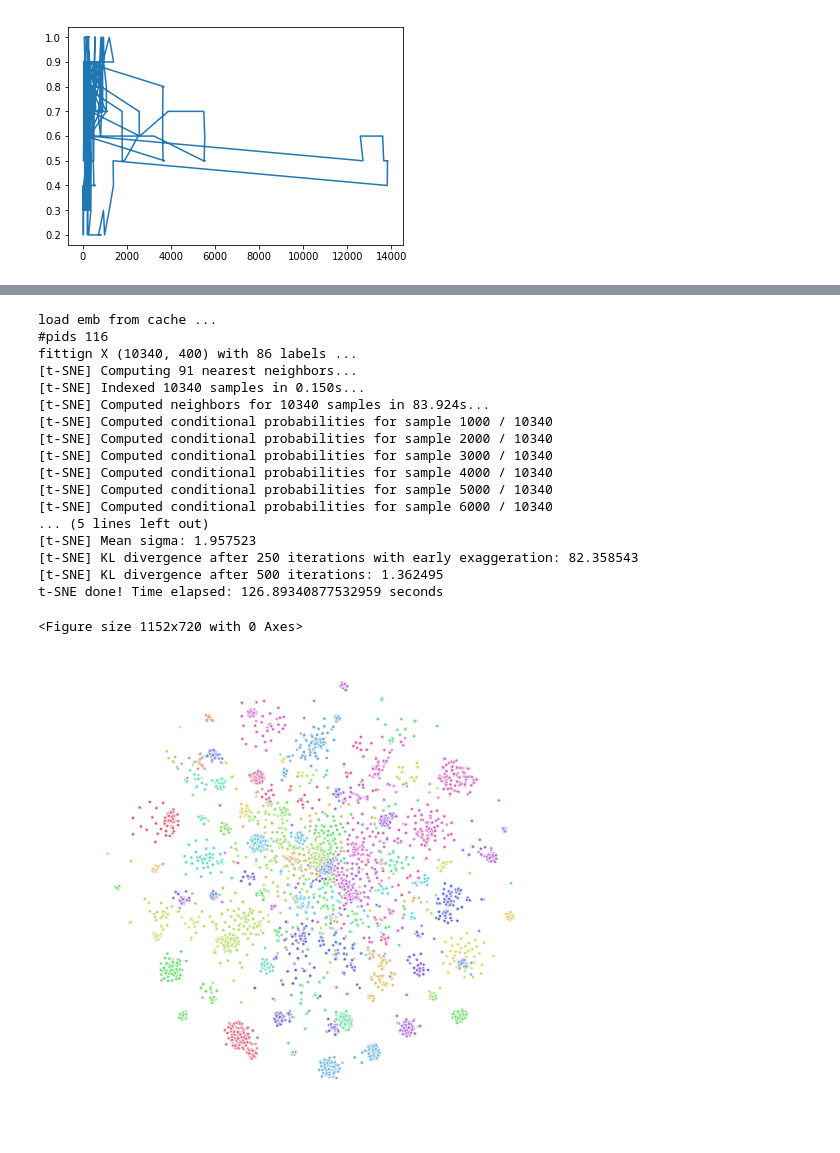
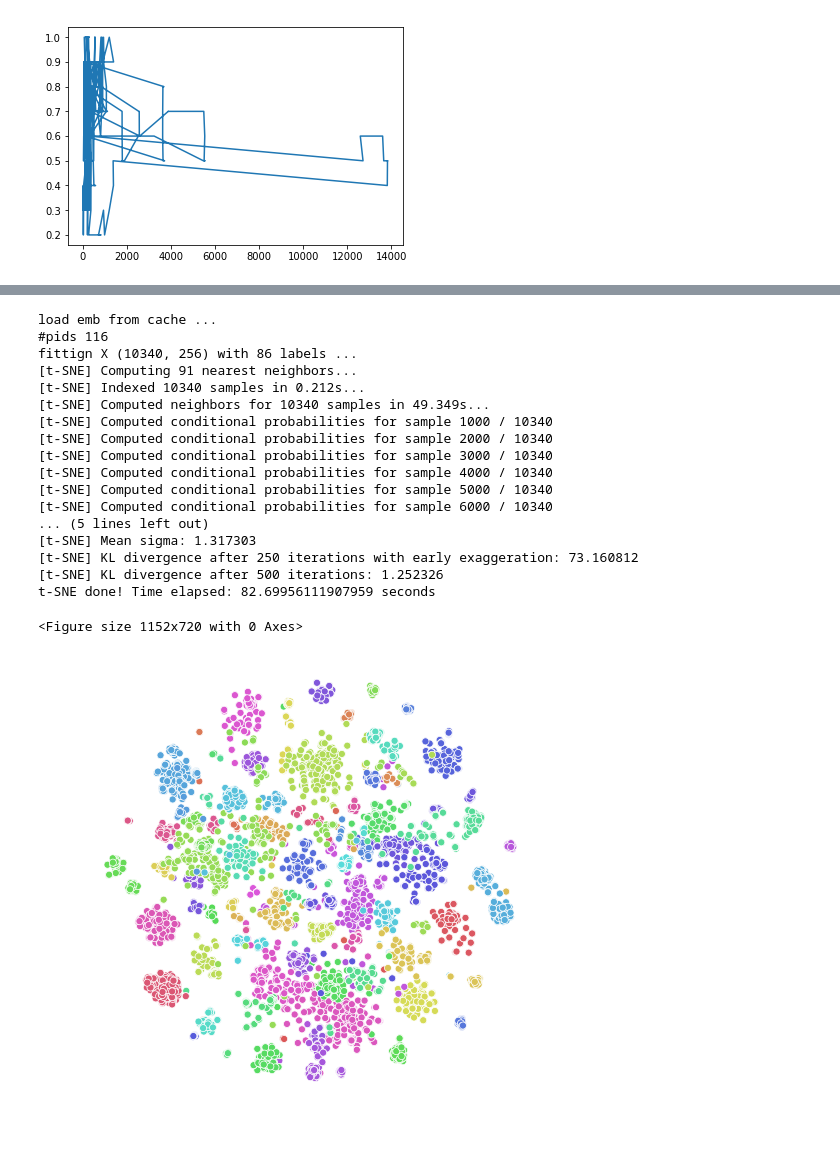
Before and after one commit to jzbjyb/RelEnt, a Jupyter notebook: exp.ipynb, the cells around one changed output, grey strips where cells are left out. Saved outputs shown, nothing was run; the diff lists cells and outputs as text; code cells hidden in the pictures.

```diff
--- a/exp.ipynb
+++ b/exp.ipynb
@@ -3978,8 +3978,8 @@ def tsne_vis(data_dir, emb_file, pca_dim=50, top=100, model_dir=None, csv1=None,
     test_samples = read_nway_file(testfile)
 
     if csv1 and csv2:
-        _, cpids1 = eval_ranks(csv1, testfile, metrics=['acc1'])
-        _, cpids2 = eval_ranks(csv2, testfile, metrics=['acc1'])
+        _, cpids1, _ = eval_ranks(csv1, testfile, metrics=['acc1'])
+        _, cpids2, _ = eval_ranks(csv2, testfile, metrics=['acc1'])
         pids = set(cpids2) - set(cpids1)
     else:
         pids = set(pid for (pid, _), _ in test_samples)
@@ -4029,8 +4029,8 @@ def tsne_vis(data_dir, emb_file, pca_dim=50, top=100, model_dir=None, csv1=None,
         palette=sns.color_palette('hls', ny),
         data=df,
         legend=False,
-        alpha=0.7,
-        s=10,
+        alpha=1,
+        s=50,
     )
     '''
     plt.scatter(X_embedded[:,0], X_embedded[:,1], c=y, cmap='gist_rainbow', alpha=0.5, s=10,)
@@ -4042,28 +4042,28 @@ def tsne_vis(data_dir, emb_file, pca_dim=50, top=100, model_dir=None, csv1=None,
 # %%
 tsne_vis(
     'data_new/analogy_dataset/split_middle_dedup_nocommonchild_by_entail_nway_subgraph100_sample5_parent_occ_popu_label',
     '../pytorch_big_graph/emb_new_dedup_shuf_default/transe.txt',
     top=50, pca_dim=0,
     csv1='ranks_ana/trans_for_tsne.csv', csv2='ranks_ana/base_for_tsne.csv',
-    model_dir=None, outfile='transe_tsne.pdf')
-    #model_dir='model/exp/base', outfile='base_tsne.pdf')
+    #model_dir=None, outfile='test/transe_tsne.pdf')
+    model_dir='model/exp/base', outfile='test/base_tsne.pdf')
 # %% [output]
 load emb from cache ...
 #pids 116
-fittign X (10340, 400) with 86 labels ...
+fittign X (10340, 256) with 86 labels ...
 [t-SNE] Computing 91 nearest neighbors...
-[t-SNE] Indexed 10340 samples in 0.150s...
-[t-SNE] Computed neighbors for 10340 samples in 83.924s...
+[t-SNE] Indexed 10340 samples in 0.212s...
+[t-SNE] Computed neighbors for 10340 samples in 49.349s...
 [t-SNE] Computed conditional probabilities for sample 1000 / 10340
 [t-SNE] Computed conditional probabilities for sample 2000 / 10340
 [t-SNE] Computed conditional probabilities for sample 3000 / 10340
 [t-SNE] Computed conditional probabilities for sample 4000 / 10340
 [t-SNE] Computed conditional probabilities for sample 5000 / 10340
 [t-SNE] Computed conditional probabilities for sample 6000 / 10340
 ... (5 lines left out)
-[t-SNE] Mean sigma: 1.957523
-[t-SNE] KL divergence after 250 iterations with early exaggeration: 82.358543
-[t-SNE] KL divergence after 500 iterations: 1.362495
-t-SNE done! Time elapsed: 126.89340877532959 seconds
+[t-SNE] Mean sigma: 1.317303
+[t-SNE] KL divergence after 250 iterations with early exaggeration: 73.160812
+[t-SNE] KL divergence after 500 iterations: 1.252326
+t-SNE done! Time elapsed: 82.69956111907959 seconds
 <Figure size 1152x720 with 0 Axes>
-[figure, old version]
+[figure, new version]
```
Also changed, not shown: 1 other file.
